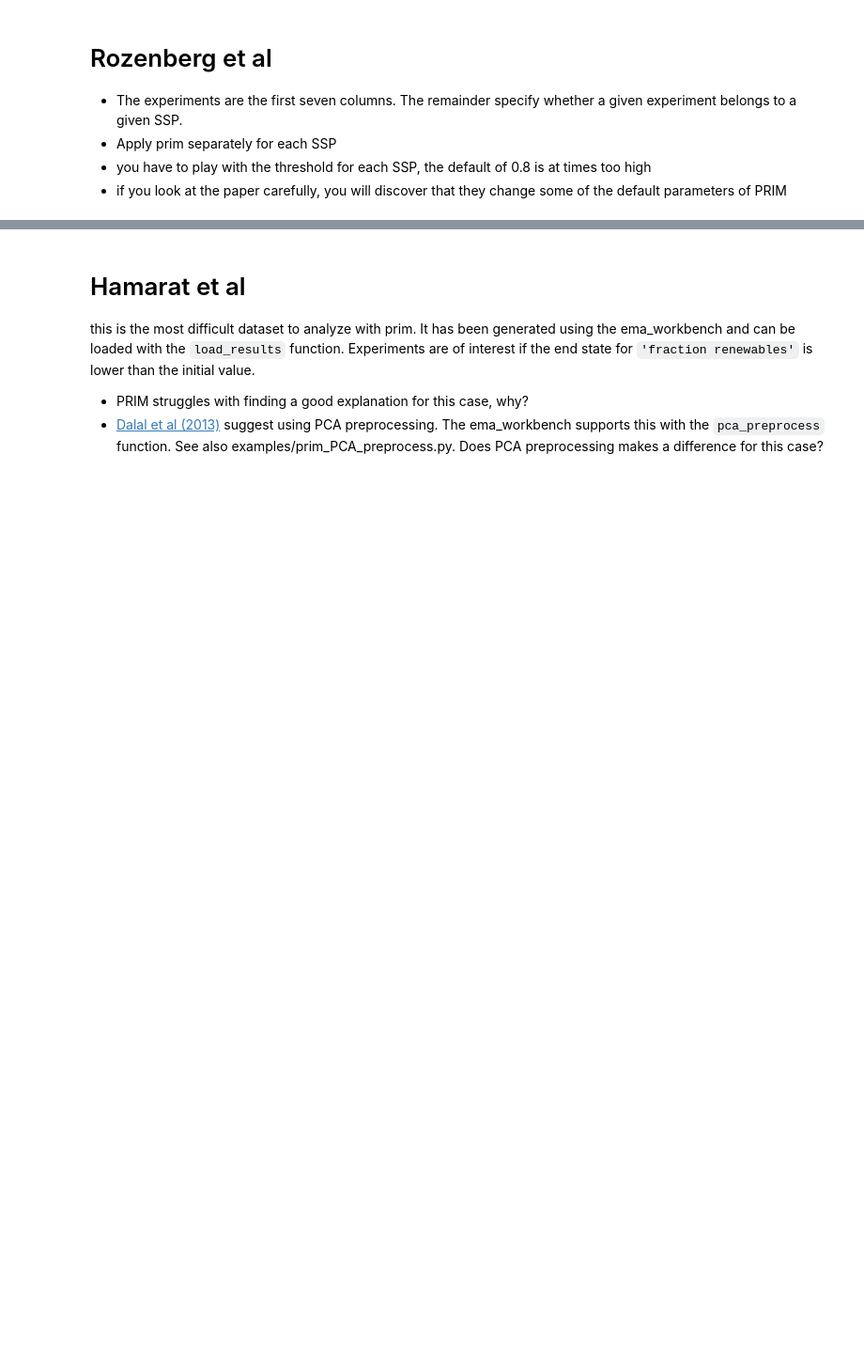
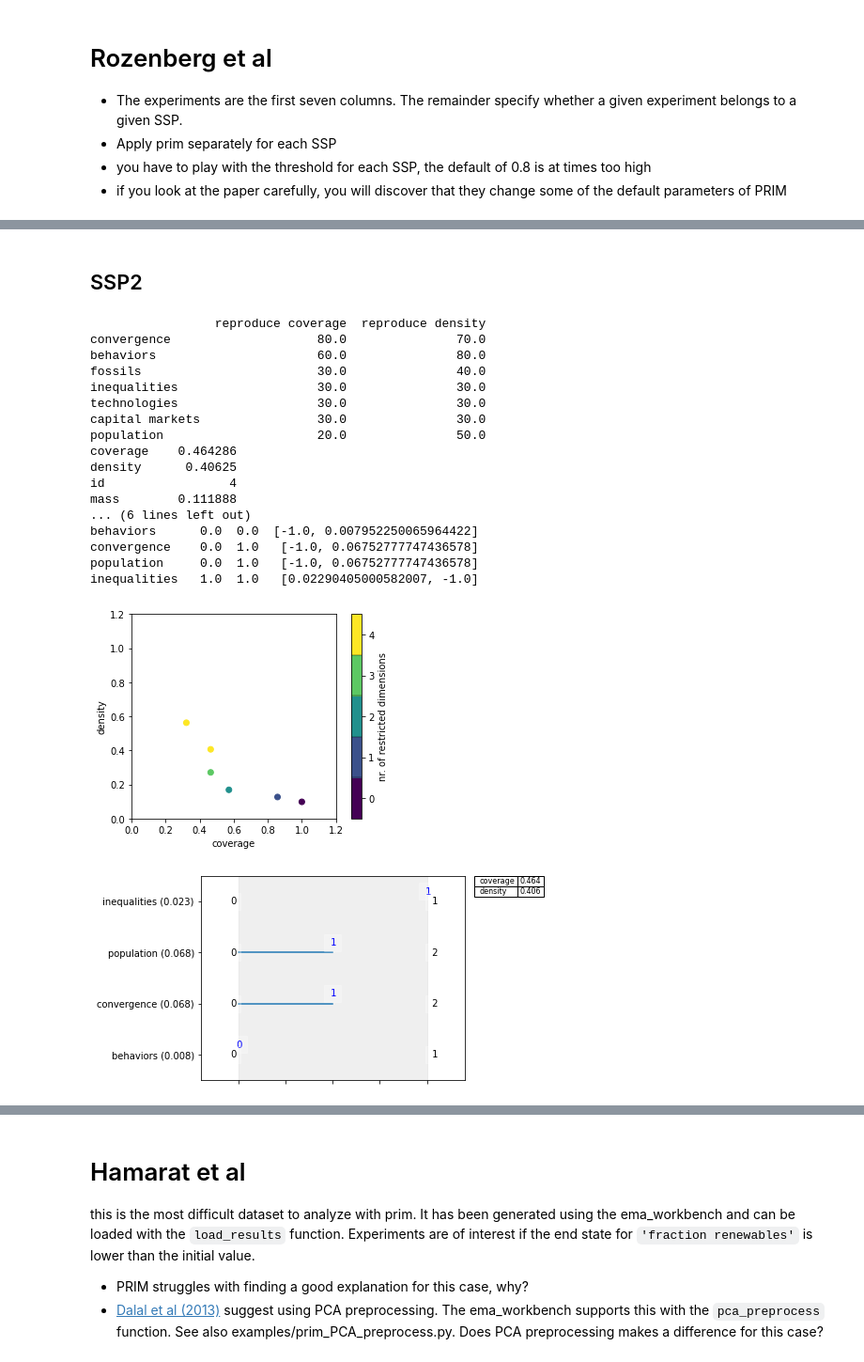
Before and after one commit to codedevonfire/EPA1361, a Jupyter notebook: Week 3-4 - vulnerability analysis/assignment 4 - scenario discovery.ipynb, the cells around one changed output, grey strips where cells are left out. Shown: that part at 94% size. Drawn from its saved outputs; the diff is of its cells as text; code cells hidden in the pictures; blank space fills up the shorter version.

```diff
--- a/Week 3-4 - vulnerability analysis/assignment 4 - scenario discovery.ipynb
+++ b/Week 3-4 - vulnerability analysis/assignment 4 - scenario discovery.ipynb
@@ -18,0 +119,40 @@ Load the data using pandas. The experiments are in colums 2-10, while the outcom
+# %% [markdown]
+## SSP2
+# %%
+from ema_workbench.analysis import prim
+from ema_workbench.util import ema_logging
+import matplotlib.pyplot as plt
+
+x = df_rozenberg.iloc[:,0:7]
+y = df_rozenberg.iloc[:,8].values >=1
+
+prim_alg = prim.Prim(x, y, threshold=0.55, peel_alpha=0.05)
+box1 = prim_alg.find_box()
+
+box1.show_tradeoff()
+print(box1.resample(4))
+box1.inspect(4)
+box1.inspect(4, style='graph')
+
+plt.show()
+box1.inspect_tradeoff()
+# %% [output]
+                 reproduce coverage  reproduce density
+convergence                    80.0               70.0
+behaviors                      60.0               80.0
+fossils                        30.0               40.0
+inequalities                   30.0               30.0
+technologies                   30.0               30.0
+capital markets                30.0               30.0
+population                     20.0               50.0
+coverage    0.464286
+density      0.40625
+id                 4
+mass        0.111888
+... (6 lines left out)
+behaviors      0.0  0.0  [-1.0, 0.007952250065964422]
+convergence    0.0  1.0   [-1.0, 0.06752777747436578]
+population     0.0  1.0   [-1.0, 0.06752777747436578]
+inequalities   1.0  1.0   [0.02290405000582007, -1.0]
+[figure, added]
+[figure, added]
```
Also changed, not shown: parts of 15 cells of this notebook.
